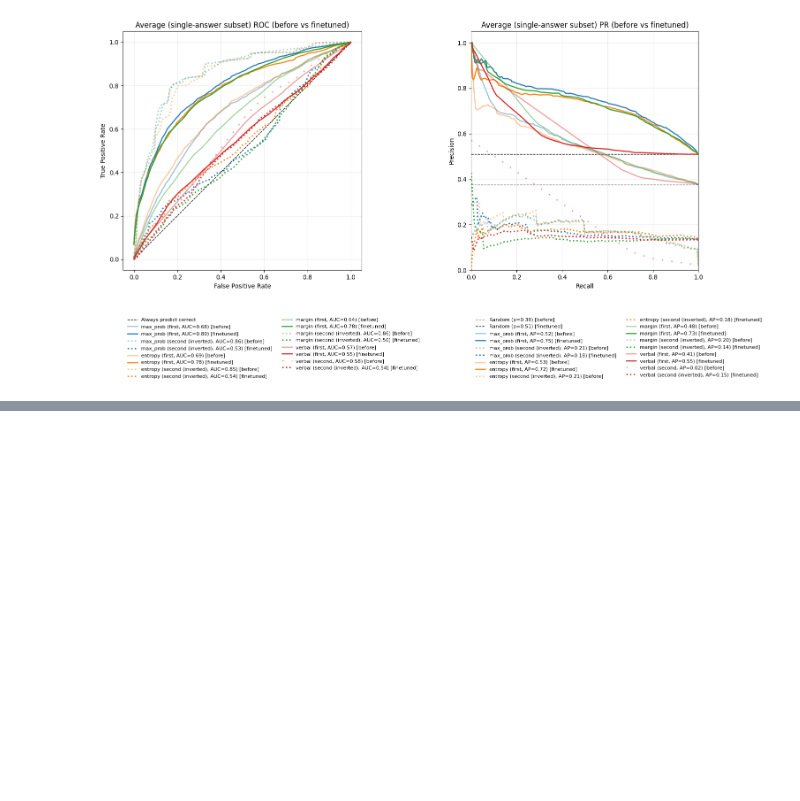
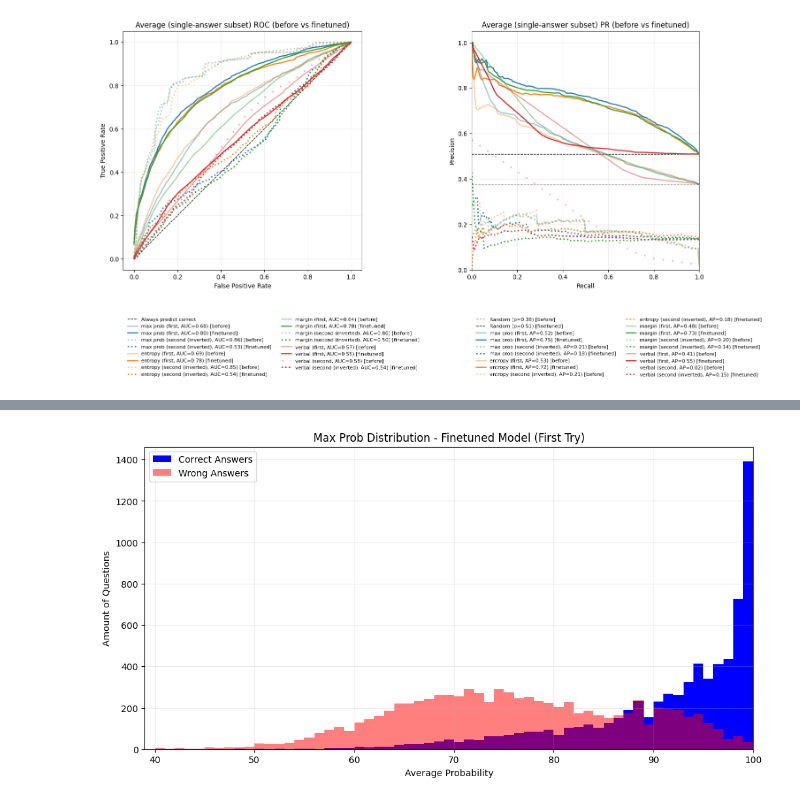
Before and after one commit to oskarpau/tf_project, a Jupyter notebook: src/analysis_finetuned_3epochs.ipynb, the cells around one changed output, grey strips where cells are left out. Cells and saved outputs as stored; diff of their text form; code cells hidden in the pictures; blank space fills up the shorter version.

```diff
--- a/src/analysis_finetuned_3epochs.ipynb
+++ b/src/analysis_finetuned_3epochs.ipynb
@@ -635,0 +759,59 @@ plot_first_vs_second_counts_compare(before_df, before_single, finetuned_df, fine
+# %%
+def plot_max_prob_histogram(
+    frame: pd.DataFrame,
+    try_name: str = "first",
+    title: str = "Maximum Probability Distribution"
+):
+    prob_col = f"{try_name}_try_max_prob"
+    correct_col = f"{try_name}_try_correct"
+
+    if prob_col not in frame.columns or correct_col not in frame.columns:
+        print(f"Columns {prob_col} or {correct_col} not found.")
+        return
+
+    # Get data and drop NaNs
+    data = frame[[prob_col, correct_col]].copy()
+    data[prob_col] = pd.to_numeric(data[prob_col], errors='coerce')
+    data = data.dropna(subset=[prob_col])
+
+    # Ensure 0-100 scale: if max value is <= 1.0, assume it's 0-1 and scale up
+    if data[prob_col].max() <= 1.0:
+        data[prob_col] *= 100.0
+
+    # User requested averaging to integers -> Bins of width 1 centered on integers or just integer edges
+    bins = np.arange(0, 102, 1)
+
+    correct_mask = data[correct_col].astype(bool)
+    probs_correct = data.loc[correct_mask, prob_col]
+    probs_wrong = data.loc[~correct_mask, prob_col]
+
+    plt.figure(figsize=(12, 6))
+
+    # Plot histograms
+    plt.hist(
+        probs_correct,
+        bins=bins,
+        alpha=1.0,
+        color='blue',
+        label='Correct Answers'
+    )
+    plt.hist(
+        probs_wrong,
+        bins=bins,
+        alpha=0.5,
+        color='red',
+        label='Wrong Answers'
+    )
+
+    plt.xlabel("Average Probability")
+    plt.ylabel("Amount of Questions")
+    plt.title(title)
+    plt.legend()
+    plt.grid(True, alpha=0.25)
+    plt.xlim(39, 100)
+    plt.show()
+
+# Show for finetuned model (First Try)
+plot_max_prob_histogram(finetuned_single, title="Max Prob Distribution - Finetuned Model (First Try)")
+# %% [output]
+[figure, added]
```
Also changed, not shown: parts of 18 cells of this notebook, 7 other files.
